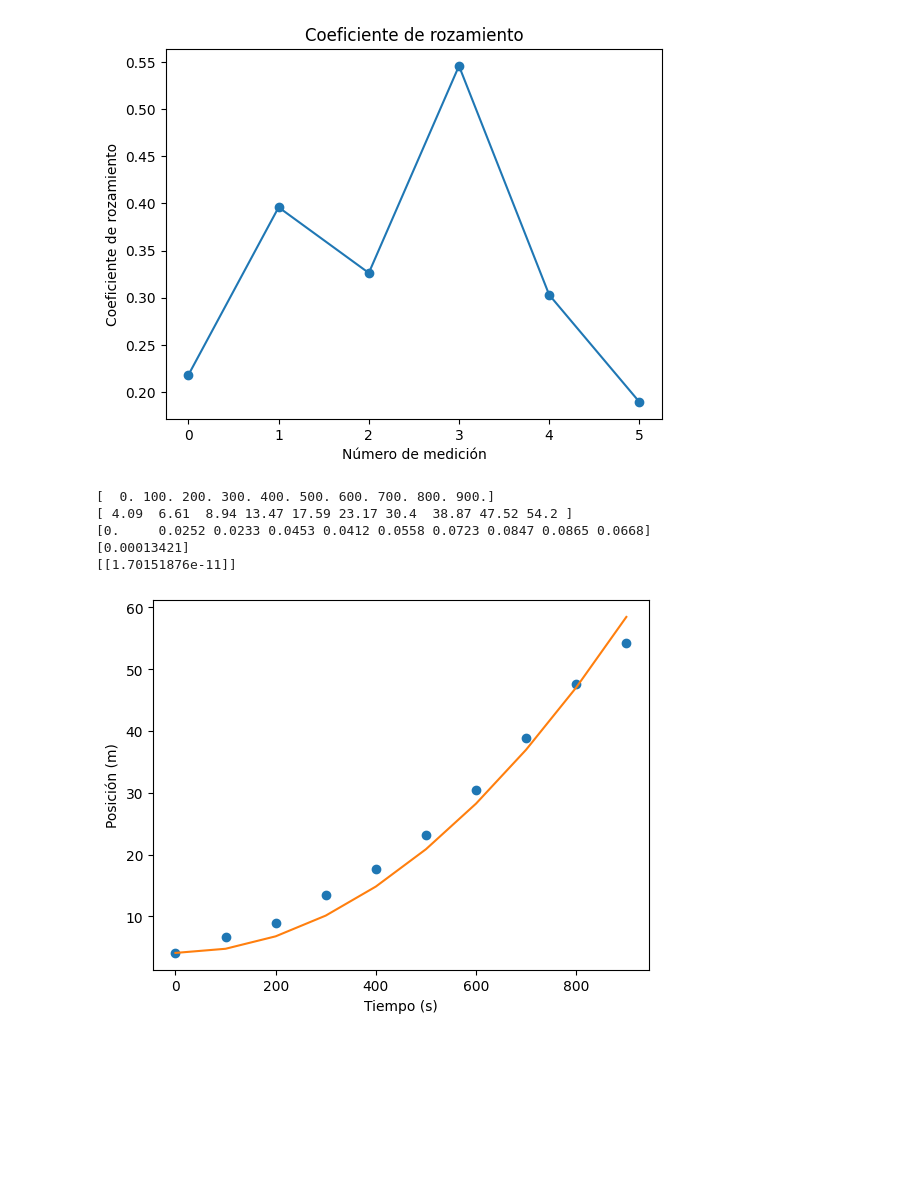
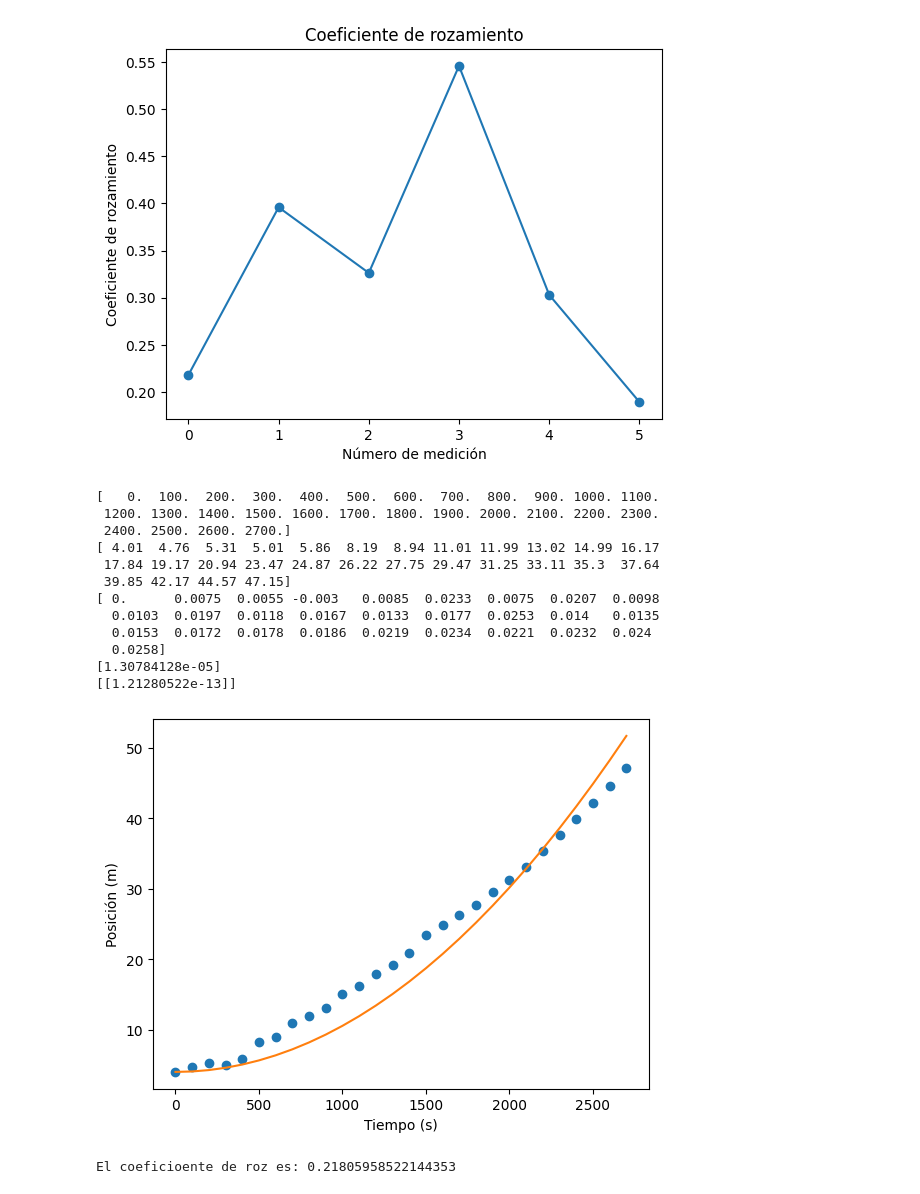
Before and after one commit to BryanDrexler/Fisica_TP3, a Jupyter notebook: tp3 copy.ipynb, the cells around one changed output. Saved outputs shown, nothing was run; the diff lists cells and outputs as text; code cells hidden in the pictures; blank space fills up the shorter version.

```diff
--- a/tp3 copy.ipynb
+++ b/tp3 copy.ipynb
@@ -259,48 +259,55 @@ from scipy.optimize import curve_fit
 x4 = [] #posiciones en x
 t4 = [] #tiempos
 vel4 = [] #velocidades
-for dato in datos[3]:
-    t4.append(float(dato[0]) - float(datos[3][0][0]))
+for dato in datos[5]:
+    t4.append(float(dato[0]) - float(datos[5][0][0]))
     x4.append(float(dato[1]))
     if len(t4) == 1:
             vel4.append(0)
     else:
         vel4.append((x4[-1] - x4[-2])/(t4[-1] - t4[-2]))
 
 t4 = np.array(t4)
 x4 = np.array(x4)
 vel4 = np.array(vel4)
 print(t4)
 print(x4)
 print(vel4)
 
 def trayectory(ti, acel):
     #g = 9.81
     #m4, M4 = 72.32, 72.32
-    x04 = 4.09
+    x04 = 4
     resultado = x04 + acel * ti**2 / 2
     return resultado
 
 
-def coeficiente_rozamiento(tiempos, posiciones):
+def coeficiente_rozamiento(tiempos, posiciones, m, M):
     aceleracion, incerteza = curve_fit(trayectory, tiempos, posiciones)
     print(aceleracion)
     print(incerteza)
-    m4, M4 = 72.32, 72.32
     # calculo mu
-    mu = M4/m4 - (aceleracion[0] * (M4+m4)) / (g * m4)
-    print(mu)
+    mu = M/m - (aceleracion[0] * (M+m)) / (g * m)
     plt.plot(tiempos, posiciones, 'o')
     plt.plot(tiempos, trayectory(tiempos, aceleracion), '-')
     plt.xlabel('Tiempo (s)')
     plt.ylabel('Posición (m)')
     plt.show()
+    return mu
 
-coeficiente_rozamiento(t4, x4)
+print("El coeficioente de roz es:", coeficiente_rozamiento(t4, x4, valor_m[5], 72.32))
 # %% [output]
-[  0. 100. 200. 300. 400. 500. 600. 700. 800. 900.]
-[ 4.09  6.61  8.94 13.47 17.59 23.17 30.4  38.87 47.52 54.2 ]
-[0.     0.0252 0.0233 0.0453 0.0412 0.0558 0.0723 0.0847 0.0865 0.0668]
-[0.00013421]
-[[1.70151876e-11]]
+[   0.  100.  200.  300.  400.  500.  600.  700.  800.  900. 1000. 1100.
+ 1200. 1300. 1400. 1500. 1600. 1700. 1800. 1900. 2000. 2100. 2200. 2300.
+ 2400. 2500. 2600. 2700.]
+[ 4.01  4.76  5.31  5.01  5.86  8.19  8.94 11.01 11.99 13.02 14.99 16.17
+ 17.84 19.17 20.94 23.47 24.87 26.22 27.75 29.47 31.25 33.11 35.3  37.64
+ 39.85 42.17 44.57 47.15]
+[ 0.      0.0075  0.0055 -0.003   0.0085  0.0233  0.0075  0.0207  0.0098
+  0.0103  0.0197  0.0118  0.0167  0.0133  0.0177  0.0253  0.014   0.0135
+  0.0153  0.0172  0.0178  0.0186  0.0219  0.0234  0.0221  0.0232  0.024
+  0.0258]
+[1.30784128e-05]
+[[1.21280522e-13]]
-[figure, old version]
+[figure, new version]
+El coeficioente de roz es: 0.21805958522144353
```
